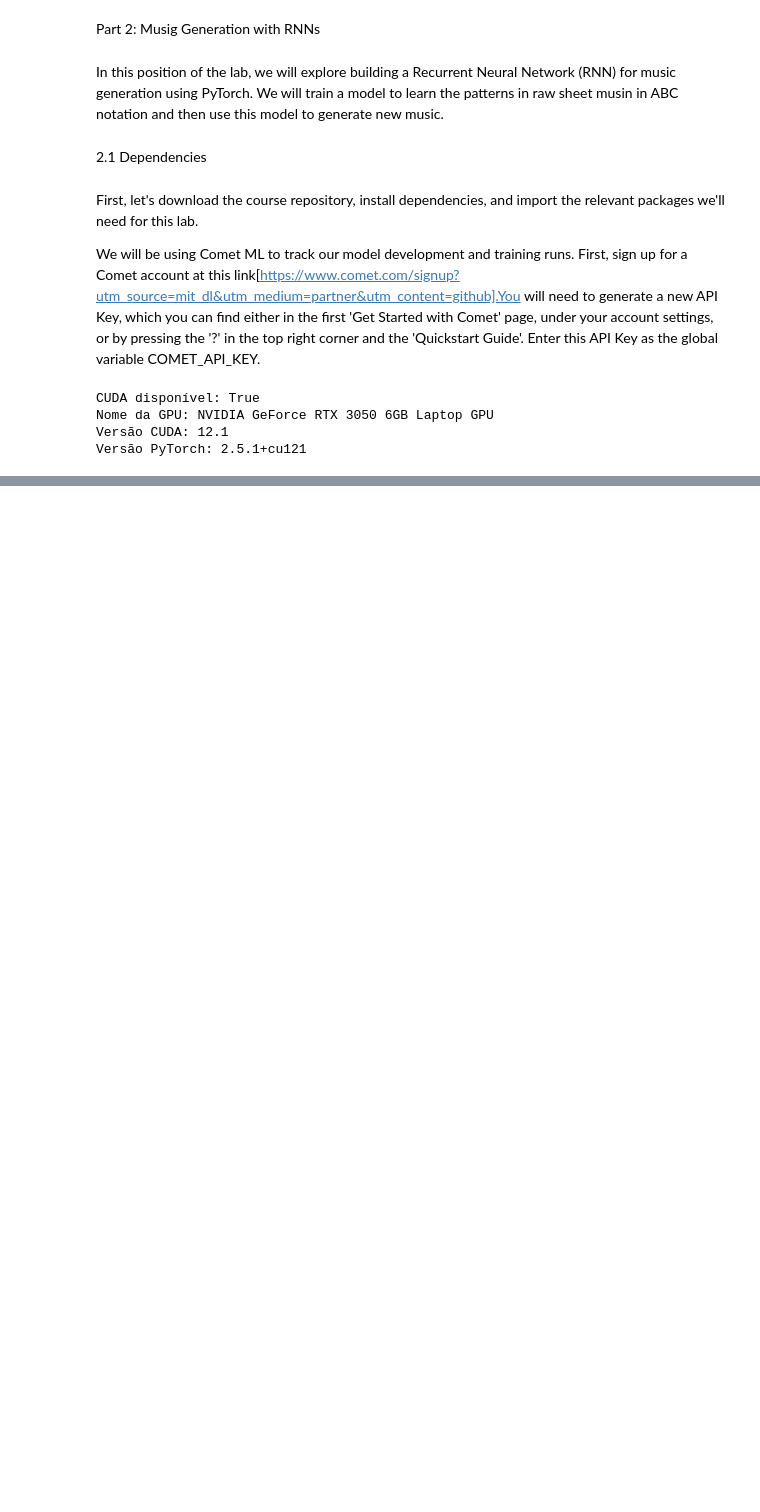
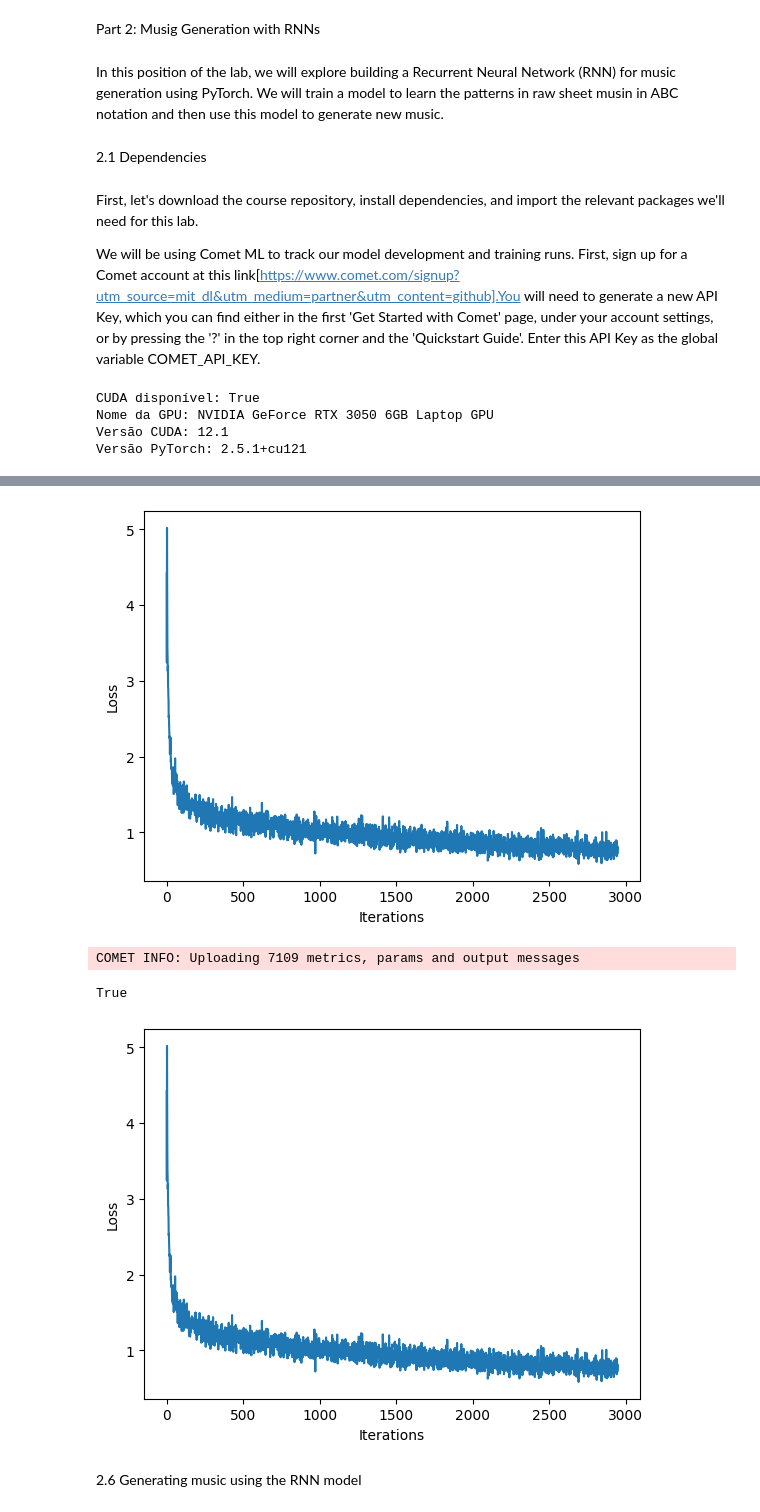
Before and after one commit to Anthonny20/Deep-Learning, a Jupyter notebook: lab1/music_generation.ipynb, the cells around one changed output, grey strips where cells are left out. Saved outputs shown, nothing was run; the diff lists cells and outputs as text; code cells hidden in the pictures; blank space fills up the shorter version.

Commit message:
Lab1_Part2: Complete

```diff
--- a/lab1/music_generation.ipynb
+++ b/lab1/music_generation.ipynb
@@ -57,0 +444,18 @@ Nome da GPU: Nenhuma GPU
+# %%
+### Create a Comet experiment to track our training run ###
+
+def create_experiment():
+    # end any prior experiments
+    if 'experiment' in locals():
+        experiment.end()
+
+    # initiate the comet experiment for tracking
+    experiment = comet_ml.Experiment(
+                    api_key=COMET_API_KEY,
+                    project_name="Anthonny20-MIT-Deep_Learning-lab1_Part2")
+    # log out hyperparameters, defined above, to the experiment
+    for param, value in params.items():
+        experiment.log_parameter(param, value)
+    experiment.flush()
+
+    return experiment
@@ -57,0 +512,43 @@ Nome da GPU: Nenhuma GPU
+# %%
+##################
+# Begin training!#
+##################
+
+history = []
+plotter = mdl.util.PeriodicPlotter(sec=2, xlabel='Iterations', ylabel='Loss')
+experiment = create_experiment()
+
+if hasattr(tqdm, '_instances'): tqdm._instances.clear() # clear if it exists
+for iter in tqdm(range(params["num_training_iterations"])):
+
+    # Grab a batch and propagate it through the network
+    x_batch, y_batch = get_batch(vectorized_songs, params['seq_length'], params['batch_size'])
+
+    # Convert numpy arrays to PyTorch tensors
+    x_batch = torch.tensor(x_batch, dtype=torch.long).to(device)
+    y_batch = torch.tensor(y_batch, dtype=torch.long).to(device)
+
+    # Take a train step
+    loss = train_step(x_batch, y_batch)
+
+    # Log the loss to the Comet interface
+    experiment.log_metric("loss", loss.item(), step=iter)
+
+    # Update the progress bar and visualize within notebook
+    history.append(loss.item())
+    plotter.plot(history)
+
+    # Save model checkpoint
+    if iter % 100 == 0:
+        torch.save(model.state_dict(), checkpoint_prefix)
+
+# Save the final trained model
+torch.save(model.state_dict(), checkpoint_prefix)
+experiment.flush()
+# %% [output]
+[figure, added]
+COMET INFO: Uploading 7109 metrics, params and output messages
+True
+[figure, added]
+# %% [markdown]
+2.6 Generating music using the RNN model
```
Also changed, not shown: parts of 60 cells of this notebook.
